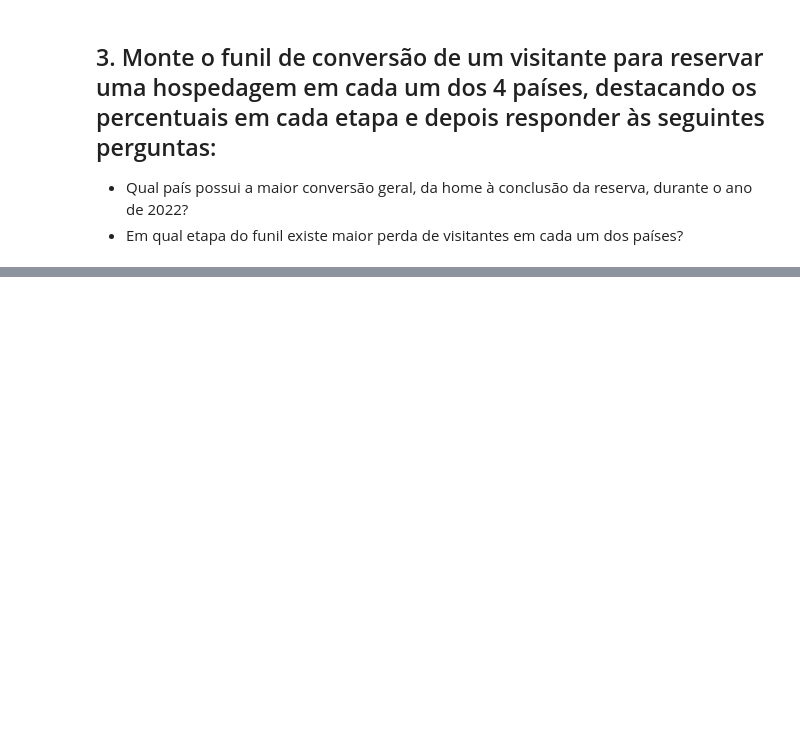
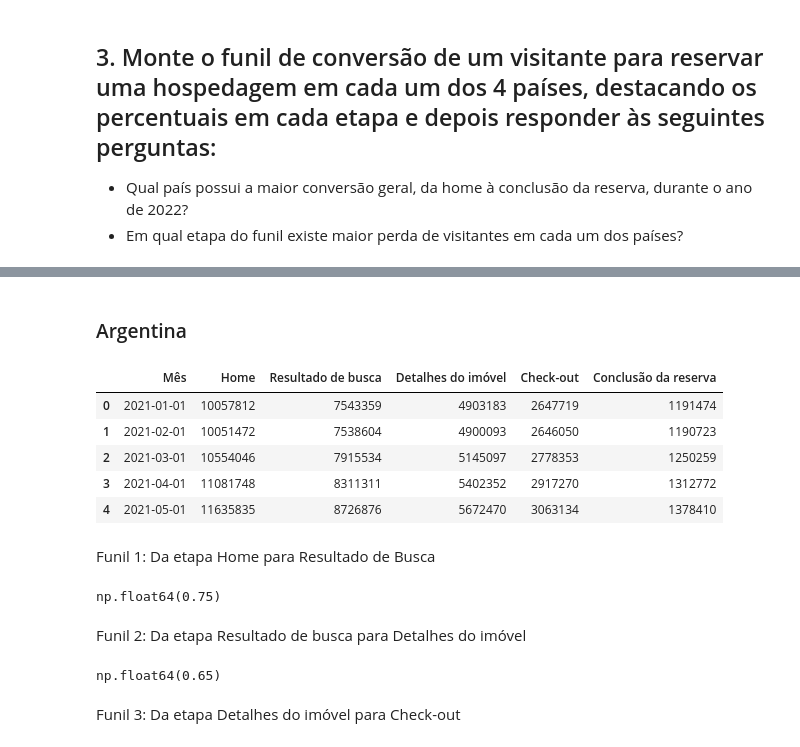
Before and after one commit to joaohsilva416/AirbnbLatamAnalysis, a Jupyter notebook: notebooks/airbnb_analysis.ipynb, the cells around one changed output, grey strips where cells are left out. Cells and saved outputs as stored; diff of their text form; code cells hidden in the pictures; blank space fills up the shorter version.

```diff
--- a/notebooks/airbnb_analysis.ipynb
+++ b/notebooks/airbnb_analysis.ipynb
@@ -165,0 +313,28 @@ df_br
+# %% [markdown]
+### Argentina
+# %%
+df_argentina = pd.read_excel(path, sheet_name="Fluxo de reserva de imóvel - Br", skiprows=89, nrows=25)
+pd.set_option("display.float_format", "{:.0f}".format)
+# %%
+df_argentina.head()
+# %% [output]
+|  | Mês | Home | Resultado de busca | Detalhes do imóvel | Check-out | Conclusão da reserva |
+| 0 | 2021-01-01 | 10057812 | 7543359 | 4903183 | 2647719 | 1191474 |
+| 1 | 2021-02-01 | 10051472 | 7538604 | 4900093 | 2646050 | 1190723 |
+| 2 | 2021-03-01 | 10554046 | 7915534 | 5145097 | 2778353 | 1250259 |
+| 3 | 2021-04-01 | 11081748 | 8311311 | 5402352 | 2917270 | 1312772 |
+| 4 | 2021-05-01 | 11635835 | 8726876 | 5672470 | 3063134 | 1378410 |
+# %% [markdown]
+Funil 1: Da etapa Home para Resultado de Busca
+# %%
+(df_argentina['Resultado de busca'].sum()/df_argentina['Home'].sum()).round(2)
+# %% [output]
+np.float64(0.75)
+# %% [markdown]
+Funil 2: Da etapa Resultado de busca para Detalhes do imóvel
+# %%
+(df_argentina['Detalhes do imóvel'].sum()/df_argentina['Resultado de busca'].sum()).round(2)
+# %% [output]
+np.float64(0.65)
+# %% [markdown]
+Funil 3: Da etapa Detalhes do imóvel para Check-out
```
Also changed, not shown: parts of 44 cells of this notebook.
